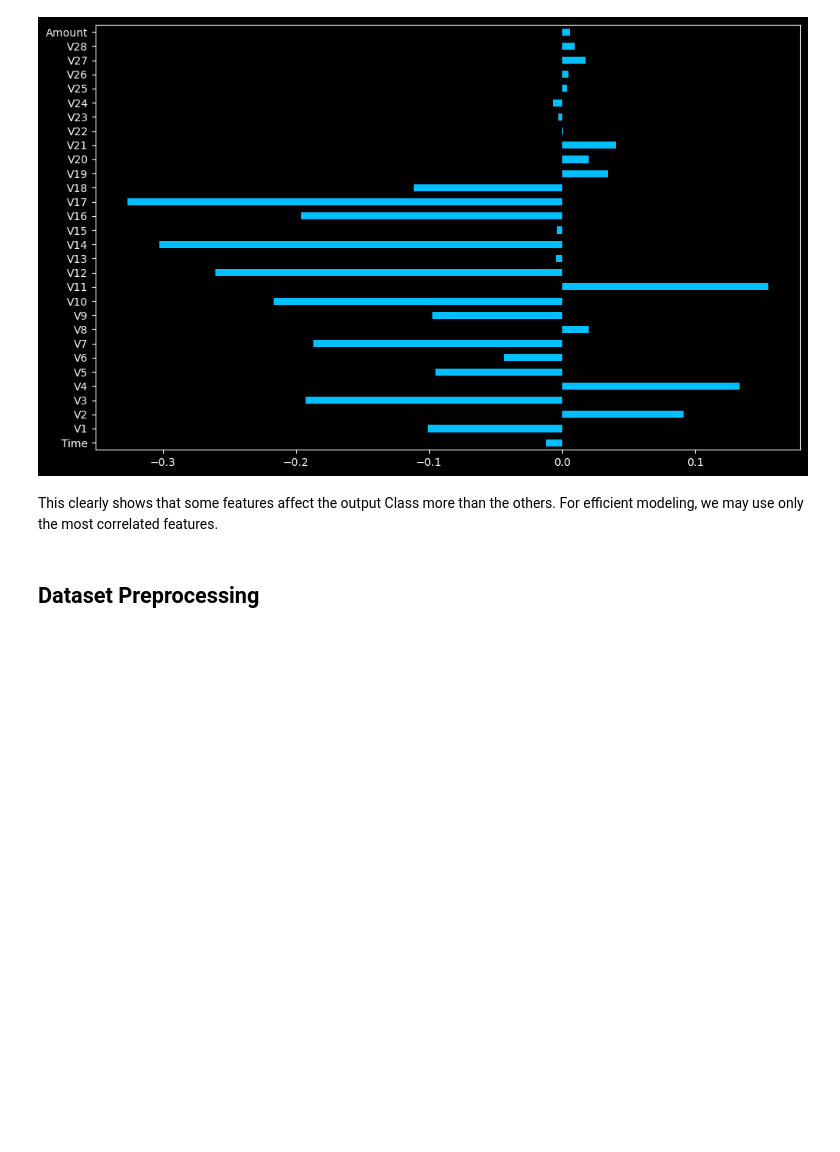
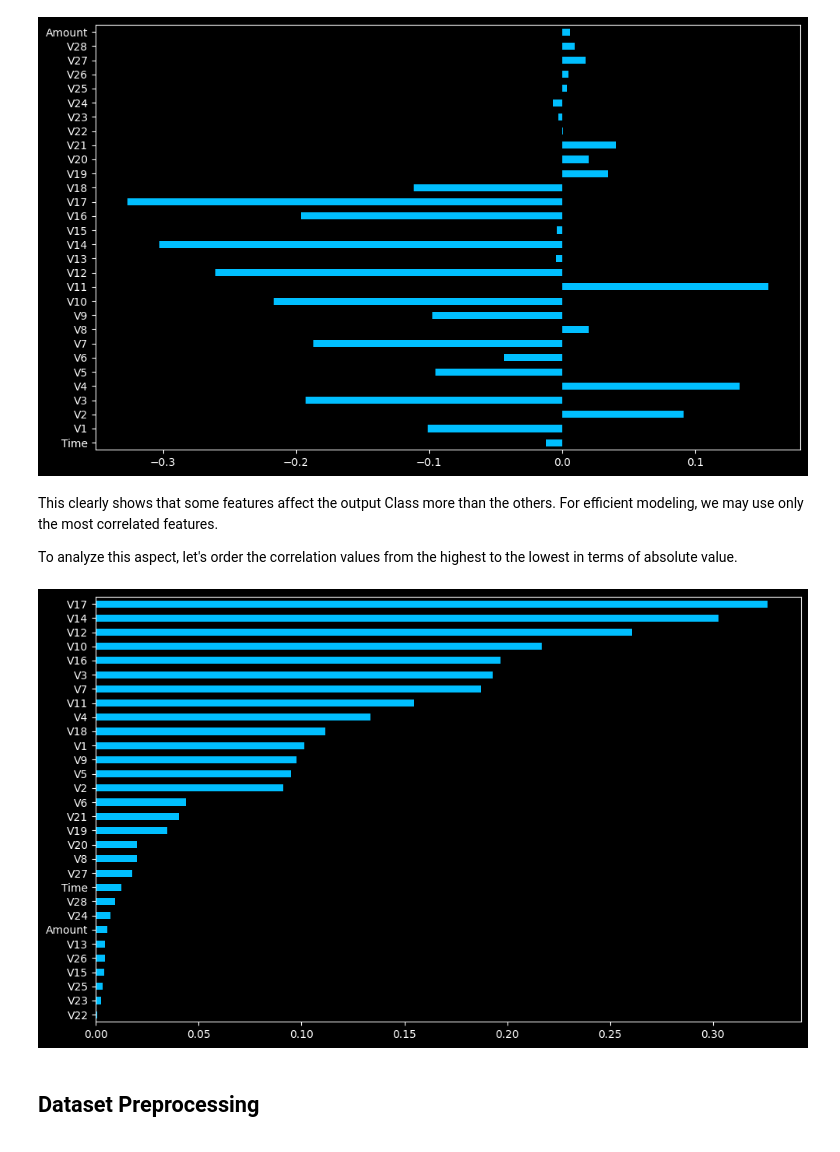
Before and after one commit to hugosouto/coursera-ibm-ai-engineering-specialization, a Jupyter notebook: course-1-machine-learning-with-python/7_Decision_tree_SVM_ccFraud.ipynb, the cells around one changed output. Saved outputs shown, nothing was run; the diff lists cells and outputs as text; code cells hidden in the pictures; blank space fills up the shorter version.

```diff
--- a/course-1-machine-learning-with-python/7_Decision_tree_SVM_ccFraud.ipynb
+++ b/course-1-machine-learning-with-python/7_Decision_tree_SVM_ccFraud.ipynb
@@ -119,6 +119,16 @@ plt.show()
 [figure]
 # %% [markdown]
 This clearly shows that some features affect the output Class more than the others. For efficient modeling, we may use only the most correlated features.
+
+To analyze this aspect, let's order the correlation values from the highest to the lowest in terms of absolute value.
+# %%
+correlation_values = raw_data.corr()['Class'].drop('Class')
+correlation_values = correlation_values.abs().sort_values(ascending=True)
+correlation_values.plot(kind='barh', figsize=(10, 6), color='deepskyblue')
+plt.tight_layout()
+plt.show()
+# %% [output]
+[figure, added]
 # %% [markdown]
 <div id="dataset_preprocessing">
     <h2>Dataset Preprocessing</h2>
```
Also changed, not shown: parts of 8 cells of this notebook.
